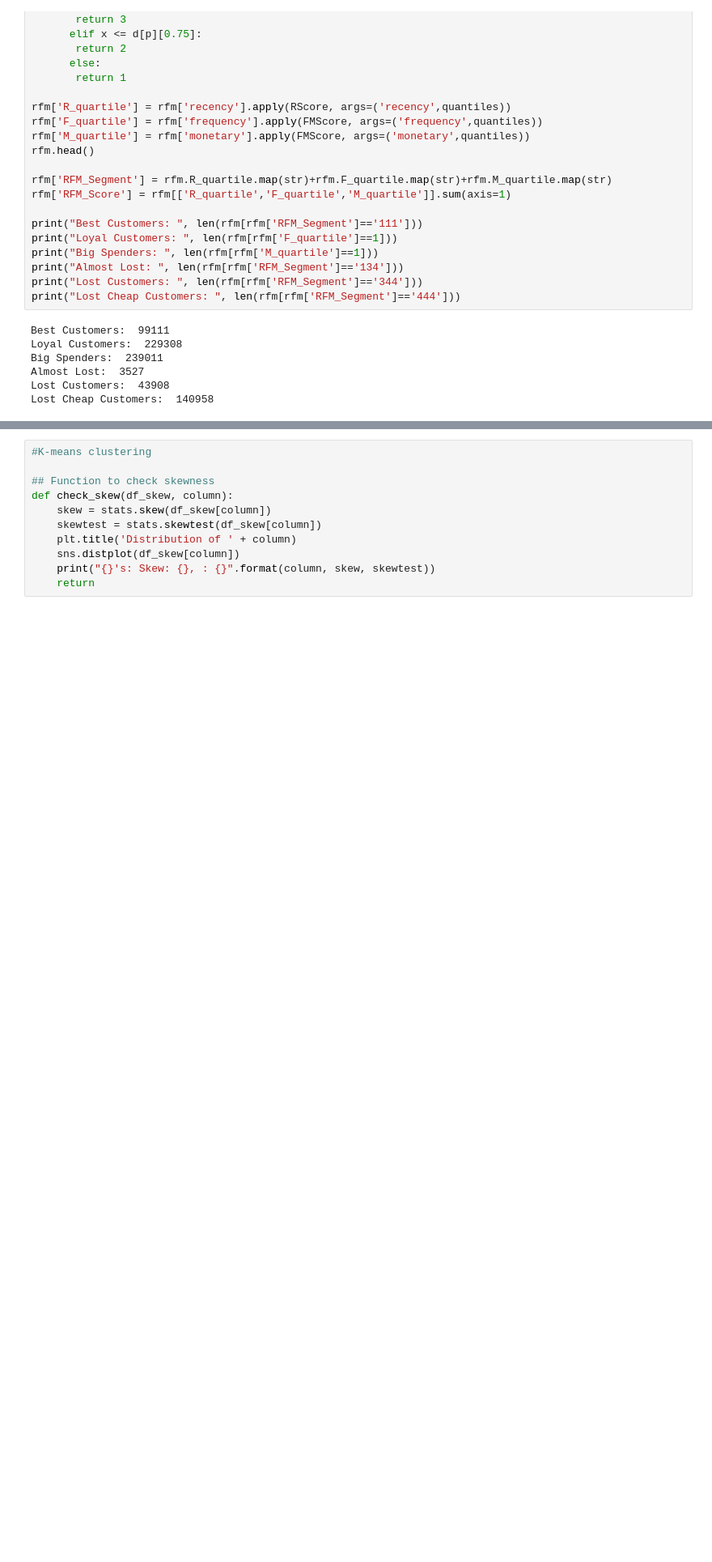
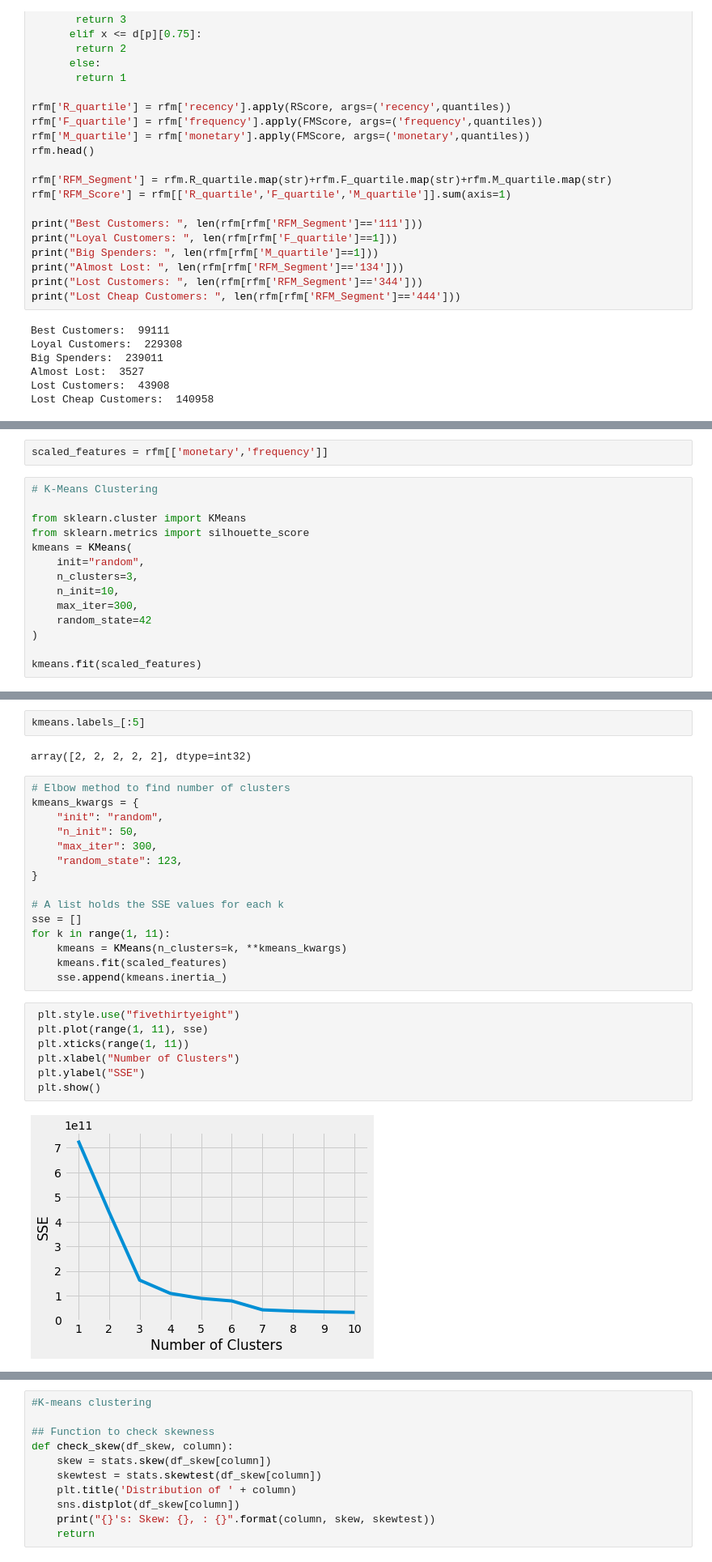
Before and after one commit to Alantjee/GBACDutchieVita, a Jupyter notebook: Transaction data notebook(1).ipynb, the cells around one changed output, grey strips where cells are left out. Shown at 81% size. Drawn from its saved outputs; the diff is of its cells as text; blank space fills up the shorter version.

```diff
--- a/Transaction data notebook(1).ipynb
+++ b/Transaction data notebook(1).ipynb
@@ -375,0 +1056,16 @@ rfm.head()
+# %%
+scaled_features = rfm[['monetary','frequency']]
+# %%
+# K-Means Clustering
+
+from sklearn.cluster import KMeans
+from sklearn.metrics import silhouette_score
+kmeans = KMeans(
+    init="random",
+    n_clusters=3,
+    n_init=10,
+    max_iter=300,
+    random_state=42
+)
+
+kmeans.fit(scaled_features)
@@ -375,0 +1091,28 @@ rfm.head()
+# %%
+kmeans.labels_[:5]
+# %% [output]
+array([2, 2, 2, 2, 2], dtype=int32)
+# %%
+# Elbow method to find number of clusters
+kmeans_kwargs = {
+    "init": "random",
+    "n_init": 50,
+    "max_iter": 300,
+    "random_state": 123,
+}
+
+# A list holds the SSE values for each k
+sse = []
+for k in range(1, 11):
+    kmeans = KMeans(n_clusters=k, **kmeans_kwargs)
+    kmeans.fit(scaled_features)
+    sse.append(kmeans.inertia_)
+# %%
+ plt.style.use("fivethirtyeight")
+ plt.plot(range(1, 11), sse)
+ plt.xticks(range(1, 11))
+ plt.xlabel("Number of Clusters")
+ plt.ylabel("SSE")
+ plt.show()
+# %% [output]
+[figure, added]
```
Also changed, not shown: parts of 49 cells of this notebook.
